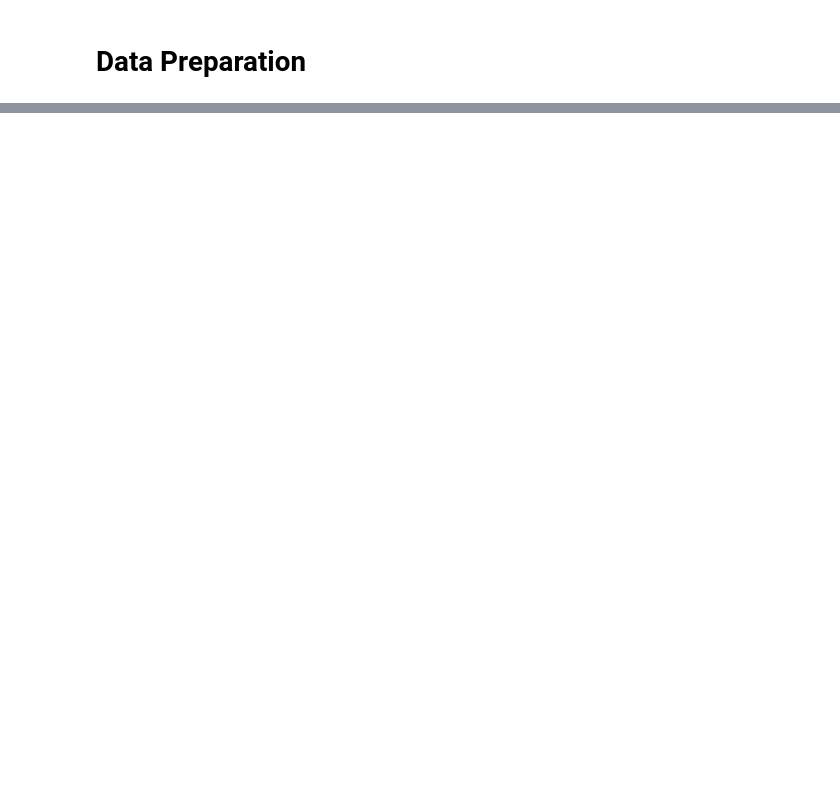
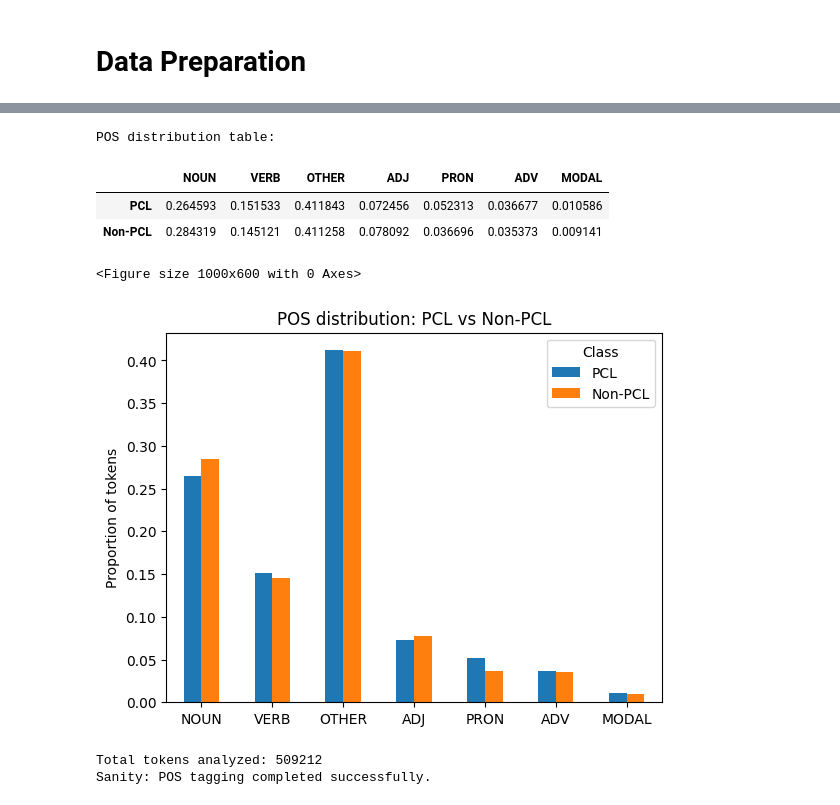
Before and after one commit to jCabala/ICL_NLP_Coursework, a Jupyter notebook: EDA.ipynb, the cells around one changed output, grey strips where cells are left out. Saved outputs shown, nothing was run; the diff lists cells and outputs as text; code cells hidden in the pictures; blank space fills up the shorter version.

```diff
--- a/EDA.ipynb
+++ b/EDA.ipynb
@@ -80,0 +508,18 @@ LookupError:
+# %%
+# Compute stop-word density on RAW tokens
+def stopword_density(text):
+    if text is None:
+        return 0
+
+    toks = word_tokenize(str(text).lower())
+    if len(toks) == 0:
+        return 0
+
+    sw_count = sum(1 for t in toks if t in stop_words)
+    return sw_count / len(toks)
+
+df["stopword_density"] = df["text"].apply(stopword_density)
+
+print("Average stop-word density:", df["stopword_density"].mean())
+print("Min stop-word density:", df["stopword_density"].min())
+print("Max stop-word density:", df["stopword_density"].max())
@@ -80,0 +926,62 @@ LookupError:
+# %%
+# ---------- map Penn POS → coarse linguistic categories ----------
+def coarse_pos(tag):
+    if tag.startswith("NN"):
+        return "NOUN"
+    if tag.startswith("VB"):
+        return "VERB"
+    if tag.startswith("JJ"):
+        return "ADJ"
+    if tag.startswith("RB"):
+        return "ADV"
+    if tag in ("PRP", "PRP$"):
+        return "PRON"
+    if tag == "MD":
+        return "MODAL"
+    return "OTHER"
+
+# ---------- compute POS distributions ----------
+def pos_distribution(token_lists):
+    counter = Counter()
+    total = 0
+
+    for toks in token_lists:
+        tagged = nltk.pos_tag(toks)
+        for _, tag in tagged:
+            counter[coarse_pos(tag)] += 1
+            total += 1
+
+    return {k: v / total for k, v in counter.items()}
+
+# compute per class
+pcl_pos = pos_distribution(df[df["binary_label"] == 1]["tokens"])
+non_pos = pos_distribution(df[df["binary_label"] == 0]["tokens"])
+
+# table
+pos_df = pd.DataFrame([pcl_pos, non_pos], index=["PCL", "Non-PCL"]).fillna(0)
+
+print("POS distribution table:")
+display(pos_df)
+
+# plot
+plt.figure(figsize=(10,6))
+pos_df.T.plot(kind="bar")
+plt.title("POS distribution: PCL vs Non-PCL")
+plt.ylabel("Proportion of tokens")
+plt.xticks(rotation=0)
+plt.legend(title="Class")
+plt.show()
+
+# sanity
+total_tokens = df["tokens"].apply(len).sum()
+print(f"Total tokens analyzed: {total_tokens}")
+print("Sanity: POS tagging completed successfully.")
+# %% [output]
+POS distribution table:
+|  | NOUN | VERB | OTHER | ADJ | PRON | ADV | MODAL |
+| PCL | 0.264593 | 0.151533 | 0.411843 | 0.072456 | 0.052313 | 0.036677 | 0.010586 |
+| Non-PCL | 0.284319 | 0.145121 | 0.411258 | 0.078092 | 0.036696 | 0.035373 | 0.009141 |
+<Figure size 1000x600 with 0 Axes>
+[figure, added]
+Total tokens analyzed: 509212
+Sanity: POS tagging completed successfully.
```
Also changed, not shown: parts of 47 cells of this notebook.
